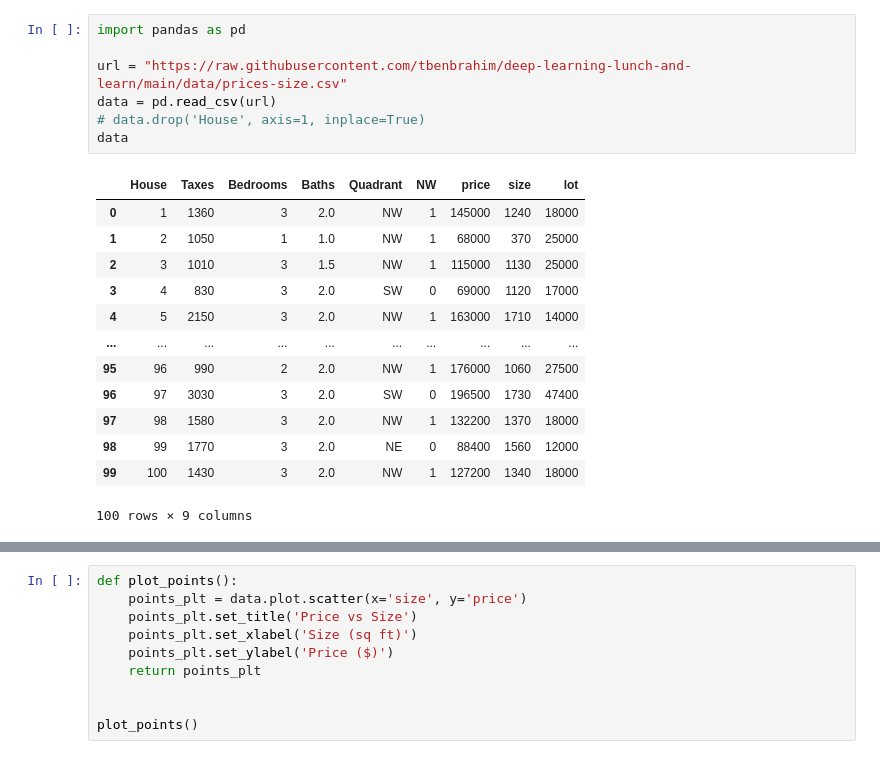
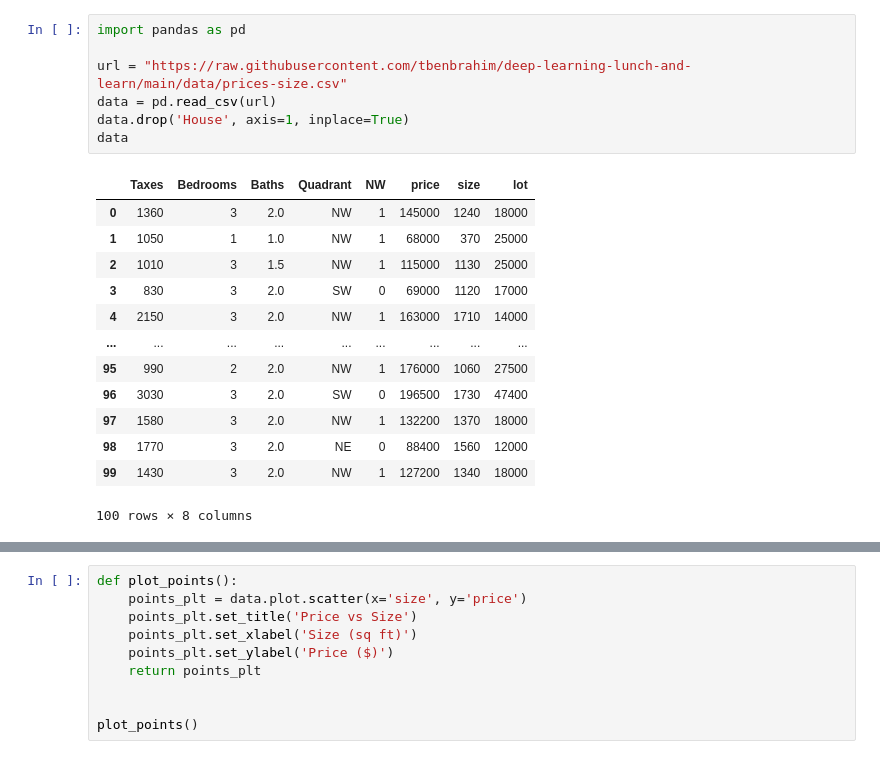
Before and after one commit to tbenbrahim/deep-learning-lunch-and-learn, a Jupyter notebook: nn-ll.ipynb, the cells around one changed output, grey strips where cells are left out. Drawn from its saved outputs; the diff is of its cells as text.

```diff
--- a/nn-ll.ipynb
+++ b/nn-ll.ipynb
@@ -70,24 +72,24 @@ In this case, we will use a model to predict the price of a house based on its s
 # %%
 import pandas as pd
 
 url = "https://raw.githubusercontent.com/tbenbrahim/deep-learning-lunch-and-learn/main/data/prices-size.csv"
 data = pd.read_csv(url)
-# data.drop('House', axis=1, inplace=True)
+data.drop('House', axis=1, inplace=True)
 data
 # %% [output]
-|  | House | Taxes | Bedrooms | Baths | Quadrant | NW | price | size | lot |
-| 0 | 1 | 1360 | 3 | 2.0 | NW | 1 | 145000 | 1240 | 18000 |
-| 1 | 2 | 1050 | 1 | 1.0 | NW | 1 | 68000 | 370 | 25000 |
-| 2 | 3 | 1010 | 3 | 1.5 | NW | 1 | 115000 | 1130 | 25000 |
-| 3 | 4 | 830 | 3 | 2.0 | SW | 0 | 69000 | 1120 | 17000 |
-| 4 | 5 | 2150 | 3 | 2.0 | NW | 1 | 163000 | 1710 | 14000 |
-| ... | ... | ... | ... | ... | ... | ... | ... | ... | ... |
-| 95 | 96 | 990 | 2 | 2.0 | NW | 1 | 176000 | 1060 | 27500 |
-| 96 | 97 | 3030 | 3 | 2.0 | SW | 0 | 196500 | 1730 | 47400 |
-| 97 | 98 | 1580 | 3 | 2.0 | NW | 1 | 132200 | 1370 | 18000 |
-| 98 | 99 | 1770 | 3 | 2.0 | NE | 0 | 88400 | 1560 | 12000 |
-| 99 | 100 | 1430 | 3 | 2.0 | NW | 1 | 127200 | 1340 | 18000 |
+|  | Taxes | Bedrooms | Baths | Quadrant | NW | price | size | lot |
+| 0 | 1360 | 3 | 2.0 | NW | 1 | 145000 | 1240 | 18000 |
+| 1 | 1050 | 1 | 1.0 | NW | 1 | 68000 | 370 | 25000 |
+| 2 | 1010 | 3 | 1.5 | NW | 1 | 115000 | 1130 | 25000 |
+| 3 | 830 | 3 | 2.0 | SW | 0 | 69000 | 1120 | 17000 |
+| 4 | 2150 | 3 | 2.0 | NW | 1 | 163000 | 1710 | 14000 |
+| ... | ... | ... | ... | ... | ... | ... | ... | ... |
+| 95 | 990 | 2 | 2.0 | NW | 1 | 176000 | 1060 | 27500 |
+| 96 | 3030 | 3 | 2.0 | SW | 0 | 196500 | 1730 | 47400 |
+| 97 | 1580 | 3 | 2.0 | NW | 1 | 132200 | 1370 | 18000 |
+| 98 | 1770 | 3 | 2.0 | NE | 0 | 88400 | 1560 | 12000 |
+| 99 | 1430 | 3 | 2.0 | NW | 1 | 127200 | 1340 | 18000 |
-100 rows × 9 columns
+100 rows × 8 columns
 # %%
 data.describe()
 # %% [output]
```
Also changed, not shown: parts of 21 cells of this notebook, 2 other files.
